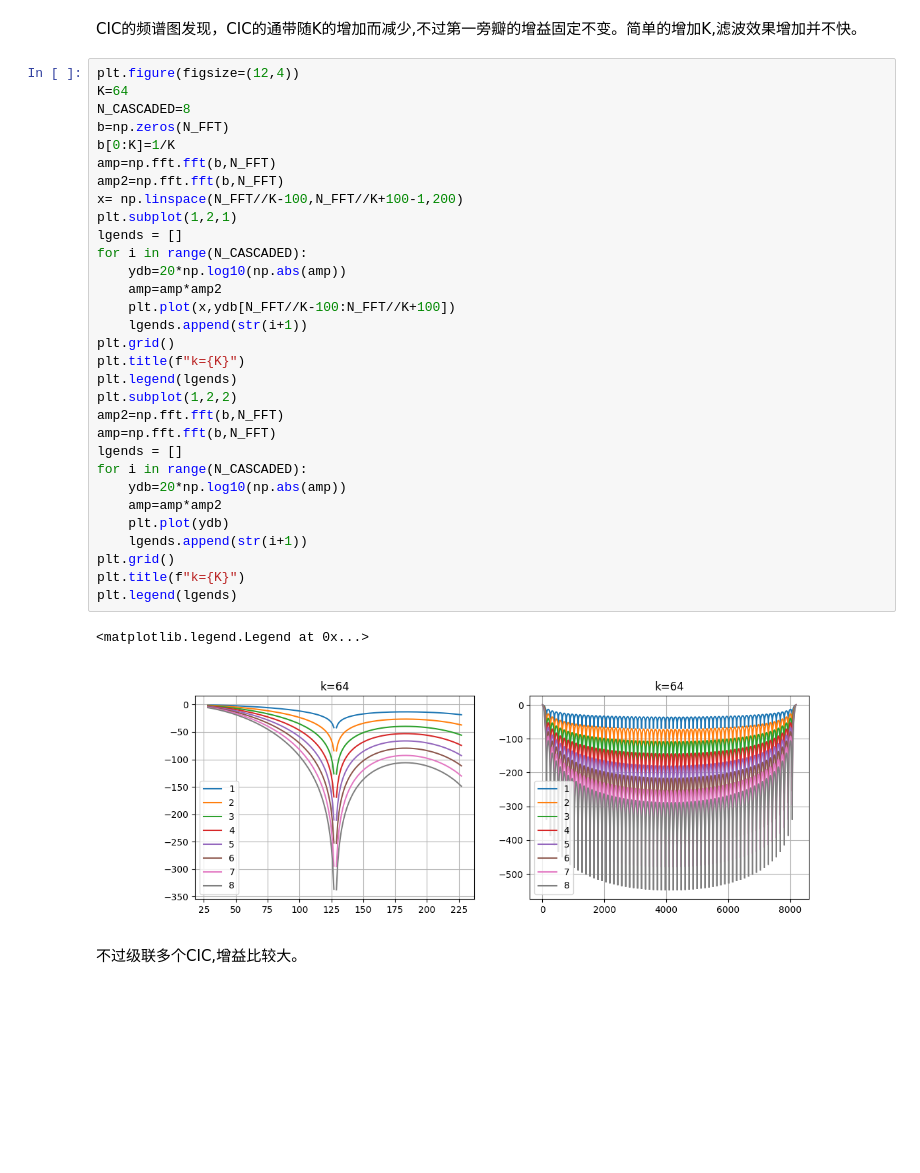
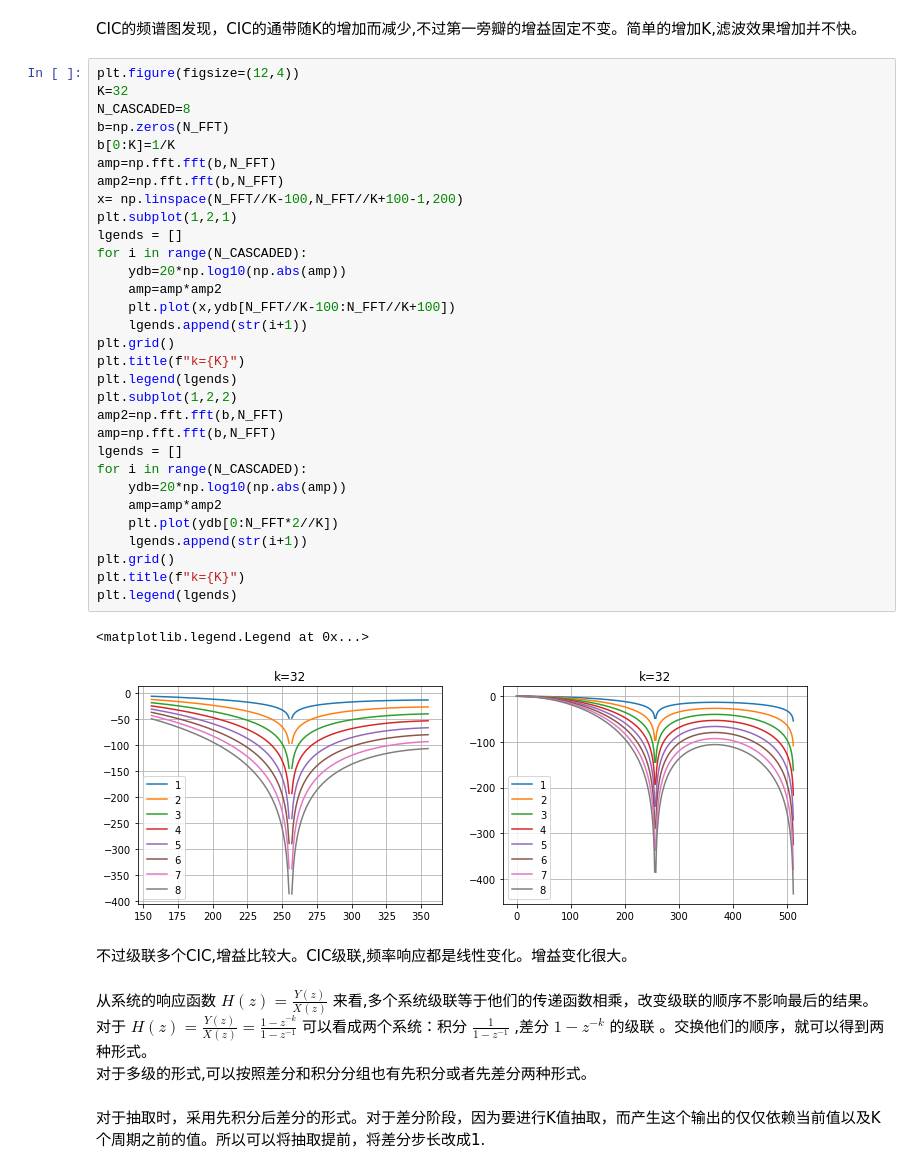
Before and after one commit to huangjielg/cic, a Jupyter notebook: cic.ipynb, the cells around one changed output. Cells and saved outputs as stored; diff of their text form; blank space fills up the shorter version.

```diff
--- a/cic.ipynb
+++ b/cic.ipynb
@@ -89,37 +100,42 @@ Text(0.5, 1.0, 'k=140')
 CIC的频谱图发现，CIC的通带随K的增加而减少,不过第一旁瓣的增益固定不变。简单的增加K,滤波效果增加并不快。
 # %%
 plt.figure(figsize=(12,4))
-K=64
+K=32
 N_CASCADED=8
 b=np.zeros(N_FFT)
 b[0:K]=1/K
 amp=np.fft.fft(b,N_FFT)
 amp2=np.fft.fft(b,N_FFT)
 x= np.linspace(N_FFT//K-100,N_FFT//K+100-1,200)
 plt.subplot(1,2,1)
 lgends = []
 for i in range(N_CASCADED):
     ydb=20*np.log10(np.abs(amp))
     amp=amp*amp2
     plt.plot(x,ydb[N_FFT//K-100:N_FFT//K+100])
     lgends.append(str(i+1))
 plt.grid()
 plt.title(f"k={K}")
 plt.legend(lgends)
 plt.subplot(1,2,2)
 amp2=np.fft.fft(b,N_FFT)
 amp=np.fft.fft(b,N_FFT)
 lgends = []
 for i in range(N_CASCADED):
     ydb=20*np.log10(np.abs(amp))
     amp=amp*amp2
-    plt.plot(ydb)
+    plt.plot(ydb[0:N_FFT*2//K])
     lgends.append(str(i+1))
 plt.grid()
 plt.title(f"k={K}")
 plt.legend(lgends)
 # %% [output]
 <matplotlib.legend.Legend at 0x...>
-[figure, old version]
+[figure, new version]
 # %% [markdown]
-不过级联多个CIC,增益比较大。
+不过级联多个CIC,增益比较大。CIC级联,频率响应都是线性变化。增益变化很大。
+# %% [markdown]
+从系统的响应函数 $ H(z)=\frac {Y(z)} {X(z)} $ 来看,多个系统级联等于他们的传递函数相乘，改变级联的顺序不影响最后的结果。  对于 $ H(z) = \frac {Y(z)} {X(z)} =  \frac {1-z^{-k}} { 1-z^{-1}} $ 可以看成两个系统：积分 $ \frac 1 {1-z^{-1}} $ ,差分 $1-z^{-k}$ 的级联 。交换他们的顺序，就可以得到两种形式。
+对于多级的形式,可以按照差分和积分分组也有先积分或者先差分两种形式。
+# %% [markdown]
+对于抽取时，采用先积分后差分的形式。对于差分阶段，因为要进行K值抽取，而产生这个输出的仅仅依赖当前值以及K个周期之前的值。所以可以将抽取提前，将差分步长改成1.
```
Also changed, not shown: parts of 5 cells of this notebook.
